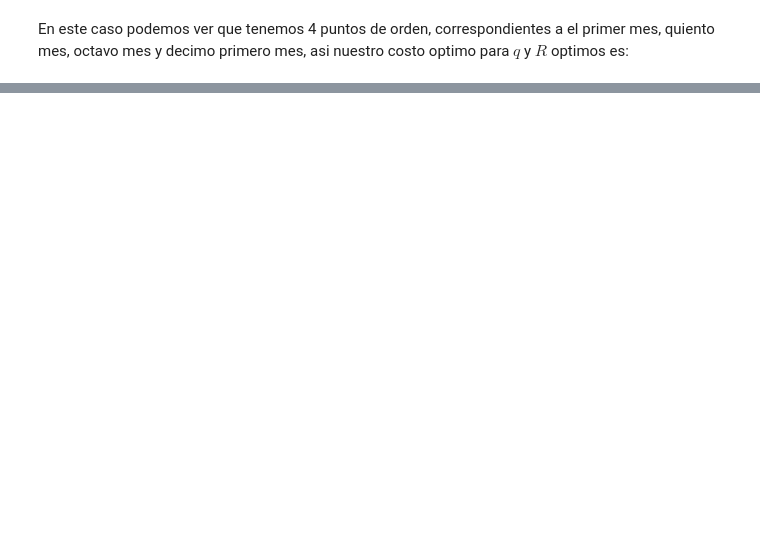
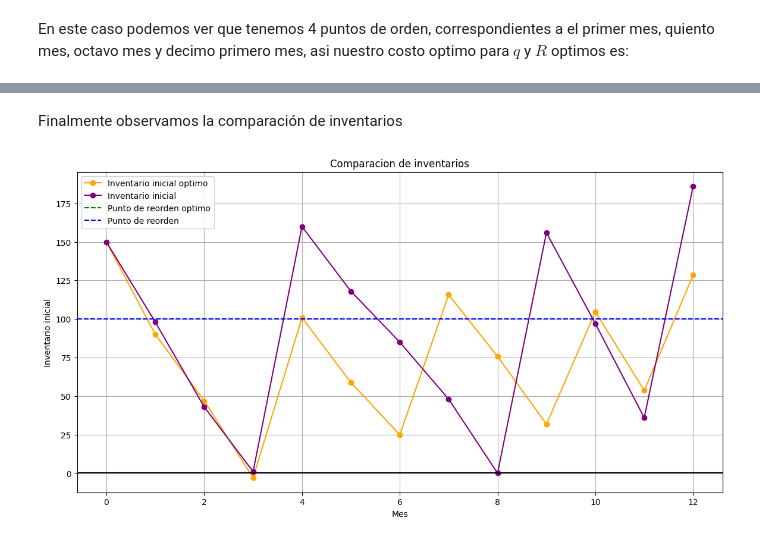
Before and after one commit to MaricelaMH/Simulacion-1, a Jupyter notebook: Inventario.ipynb, the cells around one changed output, grey strips where cells are left out. Saved outputs shown, nothing was run; the diff lists cells and outputs as text; code cells hidden in the pictures; blank space fills up the shorter version.

```diff
--- a/Inventario.ipynb
+++ b/Inventario.ipynb
@@ -298 +298,19 @@ print(tabulate([costo_total_detallado], headers=costos_optimos, tablefmt="fancy_
 ╘════════════════════╧═════════════════════════════════╧═════════════════════╧══════════════════════╛
+# %% [markdown]
+Finalmente observamos la comparación de inventarios
+# %%
+#Imprimimos la gráfica comparativa
+plt.figure(figsize=(14, 7))  # Aumentar el tamaño de la figura
+plt.plot(inventario_i_opt,color="orange", marker='o', label="Inventario inicial optimo")
+plt.plot(inventario_i, color="purple",marker='o', label="Inventario inicial")
+plt.title('Comparacion de inventarios')
+plt.xlabel('Mes')
+plt.ylabel('Inventario inicial')
+plt.axhline(100, color="green",linestyle='--', label='Punto de reorden optimo')
+plt.axhline(100, color="blue",linestyle='--', label='Punto de reorden')
+plt.axhline(0, color='black')
+plt.grid(True)
+plt.legend()
+plt.show()
+# %% [output]
+[figure, added]
```
Also changed, not shown: parts of 11 cells of this notebook.
